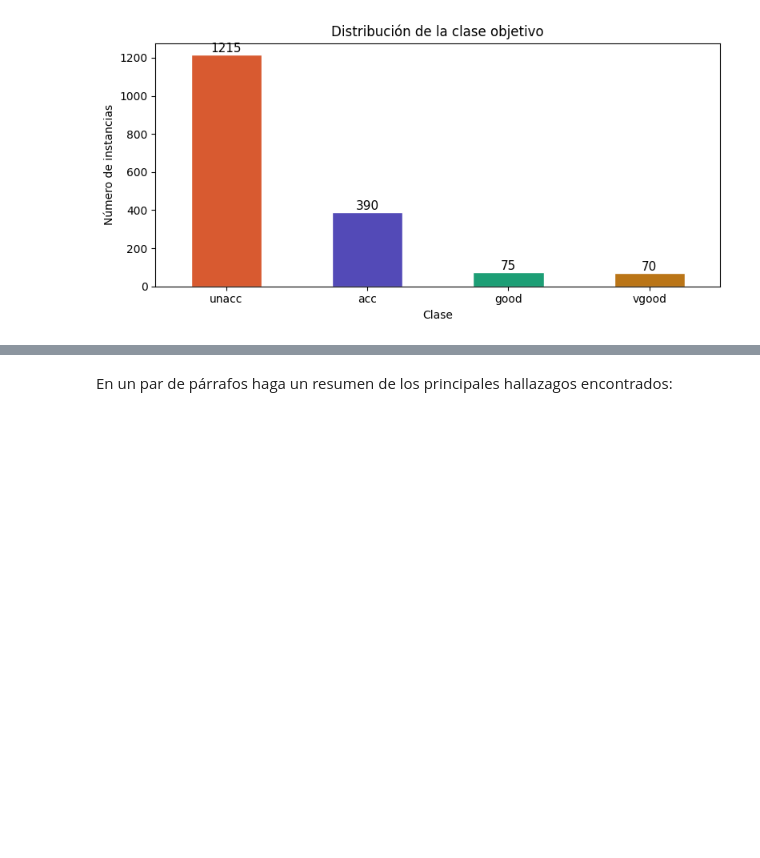
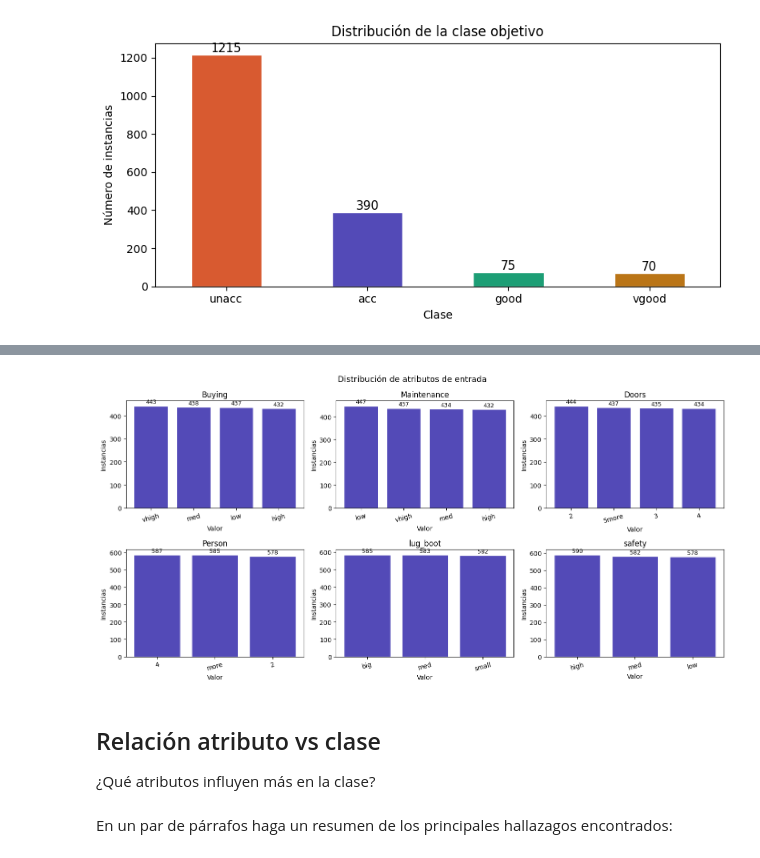
Before and after one commit to Nicolas0611/decision-tree-py, a Jupyter notebook: MUAVDM_TIA_Actividad 1_NotebookBase.ipynb, the cells around one changed output, grey strips where cells are left out. Saved outputs shown, nothing was run; the diff lists cells and outputs as text; code cells hidden in the pictures; blank space fills up the shorter version.

Commit message:
Update notebook with corrected execution counts, refined output details, and added markdown explanations for class distribution and attribute balance.

```diff
--- a/MUAVDM_TIA_Actividad 1_NotebookBase.ipynb
+++ b/MUAVDM_TIA_Actividad 1_NotebookBase.ipynb
@@ -137,2 +169,39 @@ plt.show()
+# %%
+# ¿Cómo se distribuyen los valores de cada atributo de entrada?
+atributos = ['Buying', 'Maintenance', 'Doors', 'Person', 'lug_boot', 'safety']
+
+fig, axes = plt.subplots(2, 3, figsize=(14, 7))
+axes = axes.flatten()  # convierte la matriz 2x3 en lista de 6 para iterar fácil
+
+for i, col in enumerate(atributos):
+    conteo = df[col].value_counts()
+    axes[i].bar(
+        conteo.index,
+        conteo.values,
+        color='#534AB7',
+        edgecolor='white'
+    )
+    axes[i].set_title(f'{col}')
+    axes[i].set_xlabel('Valor')
+    axes[i].set_ylabel('Instancias')
+    axes[i].tick_params(axis='x', rotation=15)
+
+    # Número encima de cada barra
+    for barra in axes[i].patches:
+        axes[i].text(
+            barra.get_x() + barra.get_width() / 2,
+            barra.get_height() + 5,
+            str(int(barra.get_height())),
+            ha='center', va='bottom', fontsize=9
+        )
+
+plt.suptitle('Distribución de atributos de entrada', fontsize=13)
+plt.tight_layout()
+plt.show()
+# %% [output]
+[figure, added]
+# %% [markdown]
+## Relación atributo vs clase
+¿Qué atributos influyen más en la clase?
 # %% [markdown]
 En un par de párrafos haga un resumen de los principales hallazagos encontrados:
```
Also changed, not shown: parts of 8 cells of this notebook.
